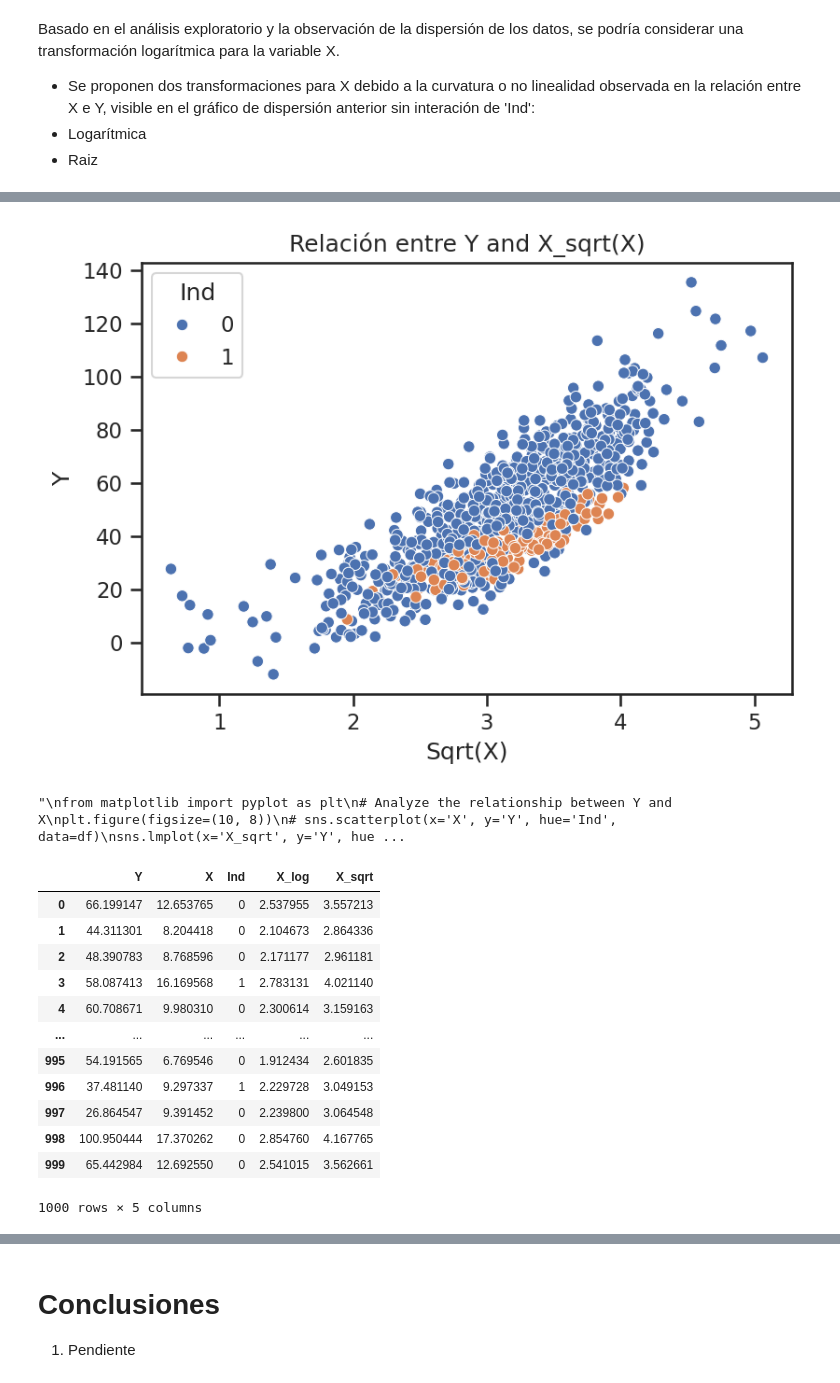
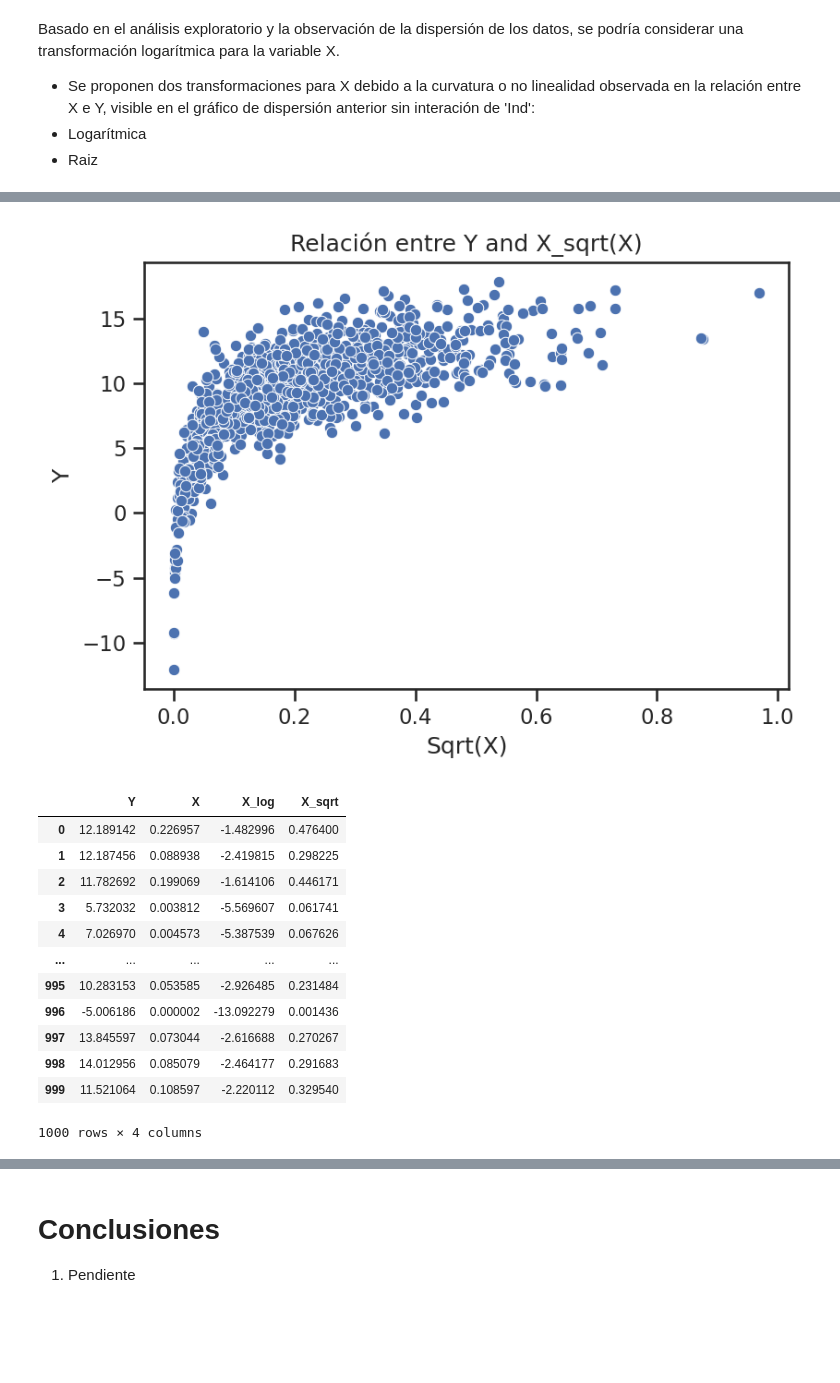
Before and after one commit to cam2149/MachinelearningI, a Jupyter notebook: Examen1.ipynb, the cells around one changed output, grey strips where cells are left out. Cells and saved outputs as stored; diff of their text form; code cells hidden in the pictures; blank space fills up the shorter version.

```diff
--- a/Examen1.ipynb
+++ b/Examen1.ipynb
@@ -552,6 +709,10 @@ MSE Mean Squared Error: 126.31605683387939
 
 - De acuerdo al analisis del item anterior proponer una transformación para alguna variable y justificar
 - Proponer un modelo lineal, iterpretar y validar supuestos
+# %%
+url = 'https://github.com/cam2149/MachinelearningI/raw/85795f6469ebde1f693b7cb6c893c10135408974/data_exam1.xlsx'
+
+df=pd.read_excel(url, sheet_name='data2')
 # %%
 # Agregar una línea de tendencia polinómica de grado 2 para visualizar la curvatura
 plt.figure(figsize=(8, 6))
@@ -597,43 +746,30 @@ plt.show()
 # %%
 # @title Se Aplica una transformación de raíz cuadrada a X
 # Transformación de la variable X
 df['X_sqrt'] = np.sqrt(df['X'])
 
 # Gráfico de dispersión Y vs X_sqrt
 #plt.figure(figsize=(8, 6))
-sns.scatterplot(x='X_sqrt', y='Y', hue='Ind', data=df)
+sns.scatterplot(x='X_sqrt', y='Y', data=df)
 plt.xlabel('Sqrt(X)')
 plt.ylabel('Y')
 plt.title('Relación entre Y and X_sqrt(X)')
 plt.show()
-
-'''
-from matplotlib import pyplot as plt
-# Analyze the relationship between Y and X
-plt.figure(figsize=(10, 8))
-# sns.scatterplot(x='X', y='Y', hue='Ind', data=df)
-sns.lmplot(x='X_sqrt', y='Y', hue='Ind', data=df, line_kws={'color': 'red'})
-plt.xlabel('X_sqrt')
-plt.ylabel('Y')
-plt.title('Relación entre Y and X_sqrt')
-plt.show()
-'''
 # %% [output]
-[figure, old version]
+[figure, new version]
-"\nfrom matplotlib import pyplot as plt\n# Analyze the relationship between Y and X\nplt.figure(figsize=(10, 8))\n# sns.scatterplot(x='X', y='Y', hue='Ind', data=df)\nsns.lmplot(x='X_sqrt', y='Y', hue ...
 # %%
 df
 # %% [output]
-|  | Y | X | Ind | X_log | X_sqrt |
-| 0 | 66.199147 | 12.653765 | 0 | 2.537955 | 3.557213 |
-| 1 | 44.311301 | 8.204418 | 0 | 2.104673 | 2.864336 |
-| 2 | 48.390783 | 8.768596 | 0 | 2.171177 | 2.961181 |
-| 3 | 58.087413 | 16.169568 | 1 | 2.783131 | 4.021140 |
-| 4 | 60.708671 | 9.980310 | 0 | 2.300614 | 3.159163 |
-| ... | ... | ... | ... | ... | ... |
-| 995 | 54.191565 | 6.769546 | 0 | 1.912434 | 2.601835 |
-| 996 | 37.481140 | 9.297337 | 1 | 2.229728 | 3.049153 |
-| 997 | 26.864547 | 9.391452 | 0 | 2.239800 | 3.064548 |
-| 998 | 100.950444 | 17.370262 | 0 | 2.854760 | 4.167765 |
-| 999 | 65.442984 | 12.692550 | 0 | 2.541015 | 3.562661 |
+|  | Y | X | X_log | X_sqrt |
+| 0 | 12.189142 | 0.226957 | -1.482996 | 0.476400 |
+| 1 | 12.187456 | 0.088938 | -2.419815 | 0.298225 |
+| 2 | 11.782692 | 0.199069 | -1.614106 | 0.446171 |
+| 3 | 5.732032 | 0.003812 | -5.569607 | 0.061741 |
+| 4 | 7.026970 | 0.004573 | -5.387539 | 0.067626 |
+| ... | ... | ... | ... | ... |
+| 995 | 10.283153 | 0.053585 | -2.926485 | 0.231484 |
+| 996 | -5.006186 | 0.000002 | -13.092279 | 0.001436 |
+| 997 | 13.845597 | 0.073044 | -2.616688 | 0.270267 |
+| 998 | 14.012956 | 0.085079 | -2.464177 | 0.291683 |
+| 999 | 11.521064 | 0.108597 | -2.220112 | 0.329540 |
-1000 rows × 5 columns
+1000 rows × 4 columns
```
Also changed, not shown: parts of 18 cells of this notebook.
